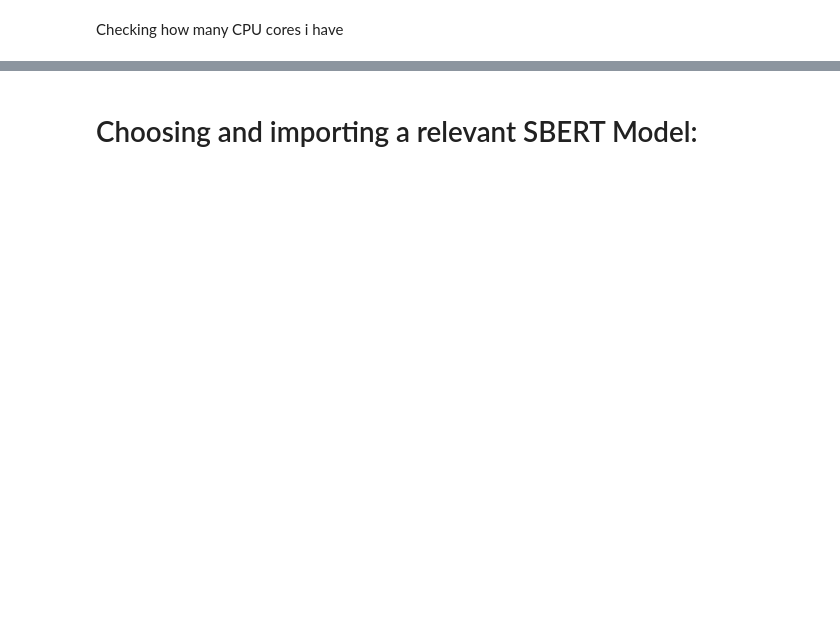
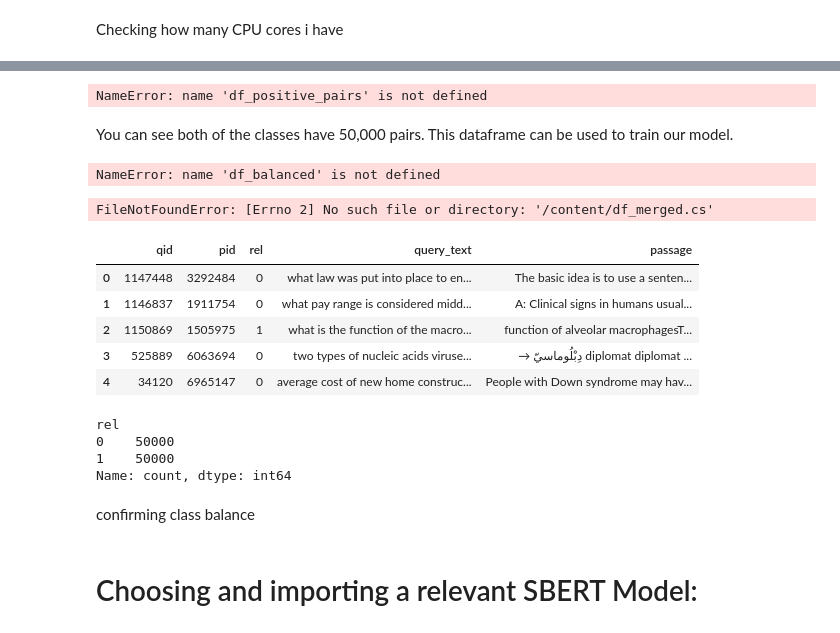
Before and after one commit to alenabd24/SBERT_Training_Search_Engine, a Jupyter notebook: SBERT_TRAINING.ipynb, the cells around one changed output, grey strips where cells are left out. Saved outputs shown, nothing was run; the diff lists cells and outputs as text; code cells hidden in the pictures; blank space fills up the shorter version.

```diff
--- a/SBERT_TRAINING.ipynb
+++ b/SBERT_TRAINING.ipynb
@@ -430,2 +439,47 @@ next step would be to generate negative examples, since qrels.train.tsv only con
+# %%
+df_positive_pairs
+# %% [output]
+NameError: name 'df_positive_pairs' is not defined
+# %% [markdown]
+You can see both of the classes have 50,000 pairs. This dataframe can be used to train our model.
+# %%
+from google.colab import files
+
+#Save df_all to a CSV file in the Colab environment
+df_balanced.to_csv('df_balanced.csv', index=False)
+
+#Download the CSV file to your local machine
+files.download('df_balanced.csv')
+# %% [output]
+NameError: name 'df_balanced' is not defined
+# %%
+file_path = '/content/df_merged.cs'
+with open(file_path, 'r') as file:
+    data = file.read()
+print(data)
+# %% [output]
+FileNotFoundError: [Errno 2] No such file or directory: '/content/df_merged.cs'
+# %%
+file_path = '/content/drive/MyDrive/Colab_Notebooks/Information Retrieval/Search Engine Project/df_balanced.csv'
+
+df_balanced = pd.read_csv(file_path)
+
+df_balanced.head(5)
+# %% [output]
+|  | qid | pid | rel | query_text | passage |
+| 0 | 1147448 | 3292484 | 0 | what law was put into place to en... | The basic idea is to use a senten... |
+| 1 | 1146837 | 1911754 | 0 | what pay range is considered midd... | A: Clinical signs in humans usual... |
+| 2 | 1150869 | 1505975 | 1 | what is the function of the macro... | function of alveolar macrophagesT... |
+| 3 | 525889 | 6063694 | 0 | two types of nucleic acids viruse... | → دِبْلُوماسيّ diplomat diplomat ... |
+| 4 | 34120 | 6965147 | 0 | average cost of new home construc... | People with Down syndrome may hav... |
+# %%
+print(df_balanced['rel'].value_counts())
+# %% [output]
+rel
+0    50000
+1    50000
+Name: count, dtype: int64
+# %% [markdown]
+confirming class balance
 # %% [markdown]
 # Choosing and importing a relevant SBERT Model:
```
Also changed, not shown: parts of 53 cells of this notebook.
